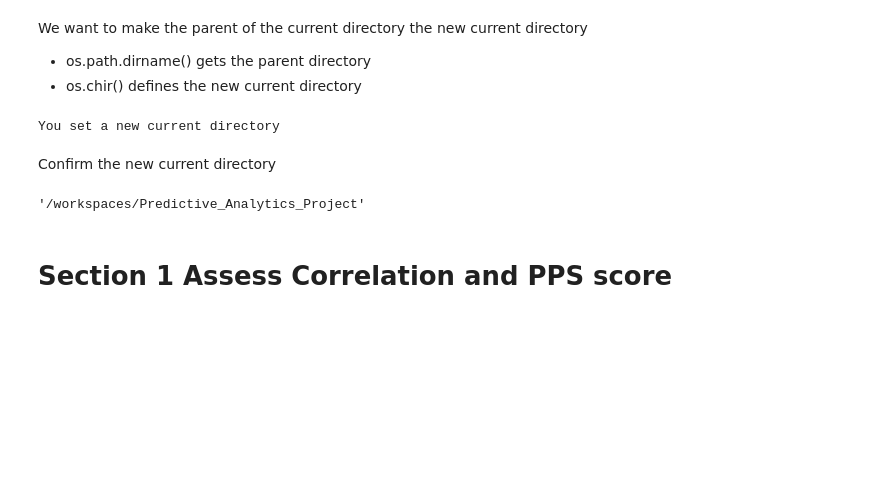
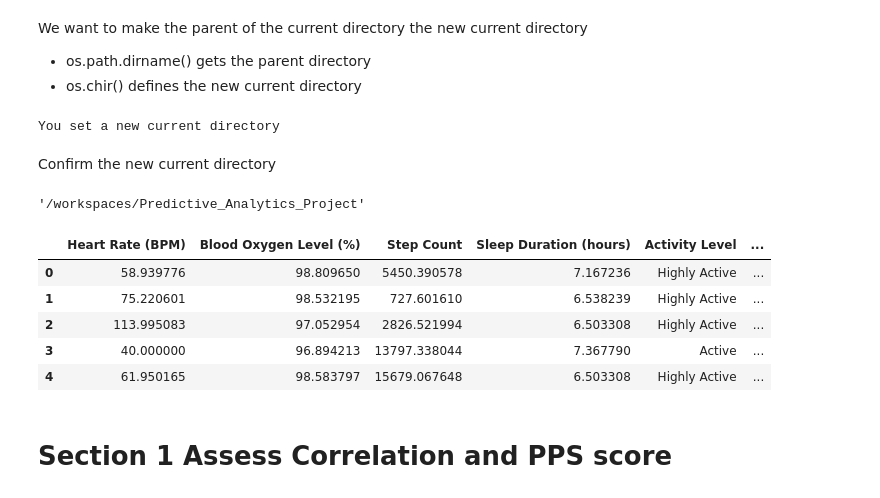
Before and after one commit to MaxBWiseman/Predictive_Analytics_Project, a Jupyter notebook: jupyter_notebooks/SmartWatch_Data_Correlation_Study_Notepad.ipynb, the cells around one changed output. Cells and saved outputs as stored; diff of their text form; code cells hidden in the pictures; blank space fills up the shorter version.

```diff
--- a/jupyter_notebooks/SmartWatch_Data_Correlation_Study_Notepad.ipynb
+++ b/jupyter_notebooks/SmartWatch_Data_Correlation_Study_Notepad.ipynb
@@ -54,10 +54,18 @@ HypothesisOneFolder = CleanedDataFolder + "hypothesis_one_data/"
 # %%
 import pandas as pd
 
 %matplotlib inline
 # Hypothesis 1
 data = pd.read_csv(HypothesisOneFolder + "cleaned_smartwatch_health_data.csv")
 df1 = pd.DataFrame(data)
+df1.head()
+# %% [output]
+|  | Heart Rate (BPM) | Blood Oxygen Level (%) | Step Count | Sleep Duration (hours) | Activity Level | ... |
+| 0 | 58.939776 | 98.809650 | 5450.390578 | 7.167236 | Highly Active | ... |
+| 1 | 75.220601 | 98.532195 | 727.601610 | 6.538239 | Highly Active | ... |
+| 2 | 113.995083 | 97.052954 | 2826.521994 | 6.503308 | Highly Active | ... |
+| 3 | 40.000000 | 96.894213 | 13797.338044 | 7.367790 | Active | ... |
+| 4 | 61.950165 | 98.583797 | 15679.067648 | 6.503308 | Highly Active | ... |
 # %% [markdown]
 # Section 1 Assess Correlation and PPS score
 # %% [markdown]
```
Also changed, not shown: parts of 8 cells of this notebook.
